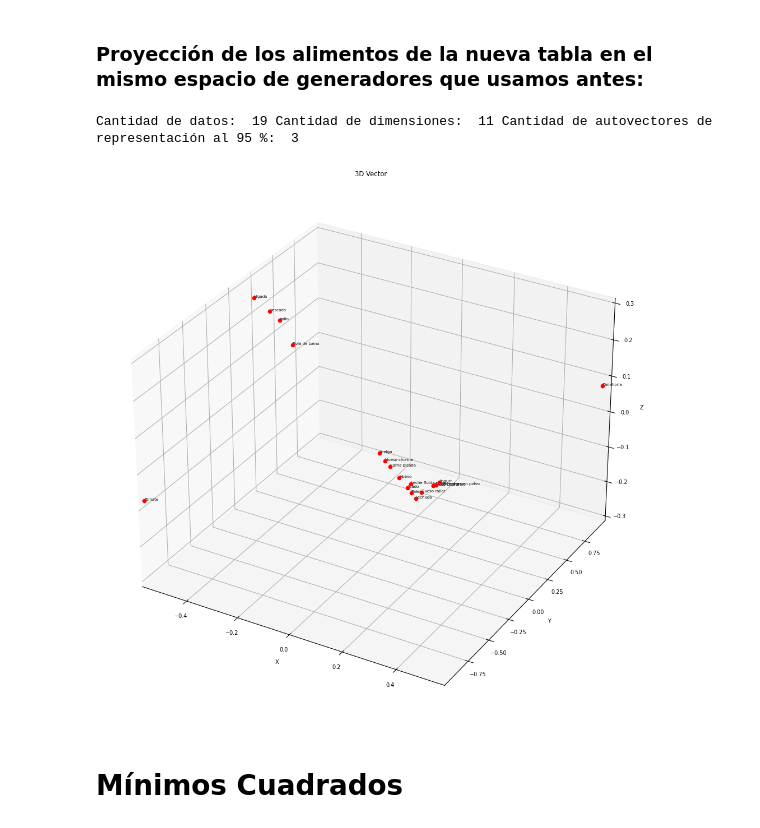
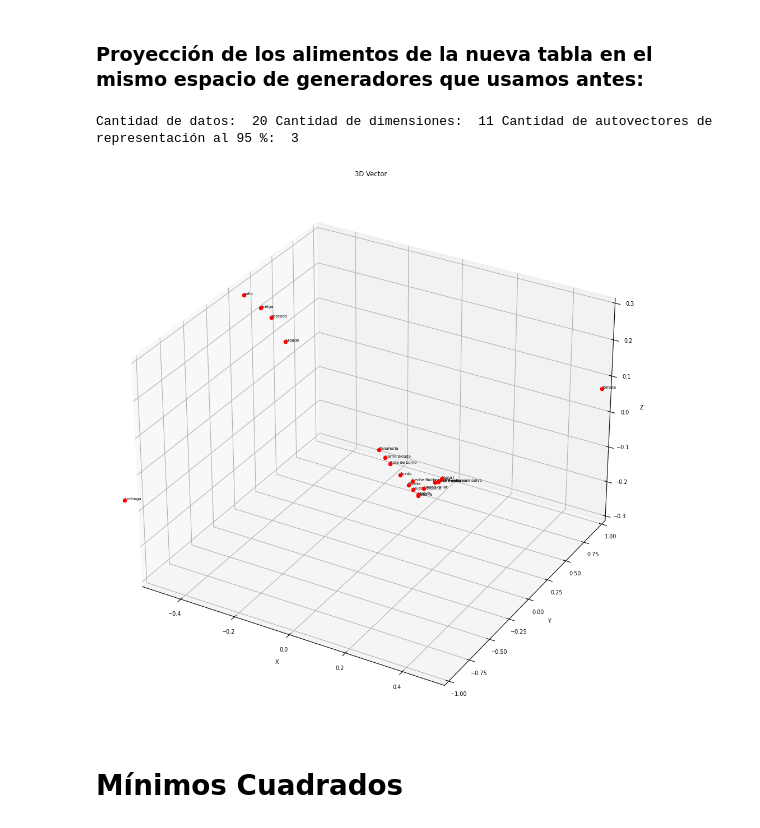
Before and after one commit to pedrobergaglio/algebra-lineal-computacional-2024, a Jupyter notebook: Enunciado TP2 y datos-20240601/Resolución.ipynb, the cells around one changed output. Drawn from its saved outputs; the diff is of its cells as text; code cells hidden in the pictures.

```diff
--- a/Enunciado TP2 y datos-20240601/Resolución.ipynb
+++ b/Enunciado TP2 y datos-20240601/Resolución.ipynb
@@ -366,8 +369,8 @@ consumidores_libres.head()
 
 
 #escribo a mano los productos de la canasta básica (como están escritos ahí) que están en la tabla nutricional
-productos = ['Aceite girasol', 'Arroz', 'Azucar', 'Fideos secos', 'Harina trigo', 'Huevo', 'Pan Frances', 'Leche fluida entera', 'Yerba', 'Zanahoria', 'Tomate', 'Cebolla', 'Papa', 'Naranja', 'Manzana', 'Bola de Lomo', 'Asado', 'Paleta ', 'Carne picada']
-no_estan = ['BERENJENAS', 'ACELGA PAQUETE']
+productos = ['Aceite girasol', 'Arroz', 'Azucar', 'Fideos secos', 'Harina trigo', 'Huevo', 'Pan Frances', 'Leche fluida entera', 'Yerba', 'Zanahoria', 'Tomate', 'Cebolla', 'Papa', 'Acelga', 'Naranja', 'Manzana', 'Bola de Lomo', 'Asado', 'Paleta ', 'Carne picada']
+no_estan = ['BERENJENAS']
 
 #nueva tabla
 tabla_nutricional_matriz = tabla_nutricional.copy()
@@ -403,35 +406,35 @@ plt.rcParams['figure.figsize'] = [10, 10]
 
 # Create the figure and axis
 fig = plt.figure()
 ax = fig.add_subplot(111, projection='3d')
 
 for i in range(cantidad):
     proyecciones[i, :] = X[:,i] @ V[:,0:M]
 
     # Plot the vector as a point
     ax.scatter(proyecciones[i, 0], proyecciones[i, 1], proyecciones[i, 2], c='r', marker='o')
     ax.text(proyecciones[i, 0], proyecciones[i, 1], proyecciones[i, 2], alimentos_arr[i], size=5, zorder=1, color='k')
 
 # Set labels and title
 ax.set_xlabel('X')
 ax.set_ylabel('Y')
 ax.set_zlabel('Z')
 ax.set_title('3D Vector')
 
 # Set limits for the axes
 ax.set_xlim([-max(proyecciones[:, 0]), max(proyecciones[:, 0])])
 ax.set_ylim([-max(proyecciones[:, 1]), max(proyecciones[:, 1])])
 ax.set_zlim([-max(proyecciones[:, 2]), max(proyecciones[:, 2])])
 #ax.set_xlim([-max(proyecciones[:, 0])-1, max(proyecciones[:, 0])+1])
 #ax.set_ylim([-max(proyecciones[:, 1])-1, max(proyecciones[:, 1])+1])
 #ax.set_zlim([-max(proyecciones[:, 2])-1, max(proyecciones[:, 2])+1])
 
 # Show the plot
 plt.tight_layout()
 plt.show()
 # %% [output]
-Cantidad de datos:  19 Cantidad de dimensiones:  11 Cantidad de autovectores de representación al 95 %:  3
+Cantidad de datos:  20 Cantidad de dimensiones:  11 Cantidad de autovectores de representación al 95 %:  3
-[figure, old version]
+[figure, new version]
 # %% [markdown]
 # Mínimos Cuadrados
 # %% [markdown]
```
Also changed, not shown: parts of 35 cells of this notebook, 1 other file.
